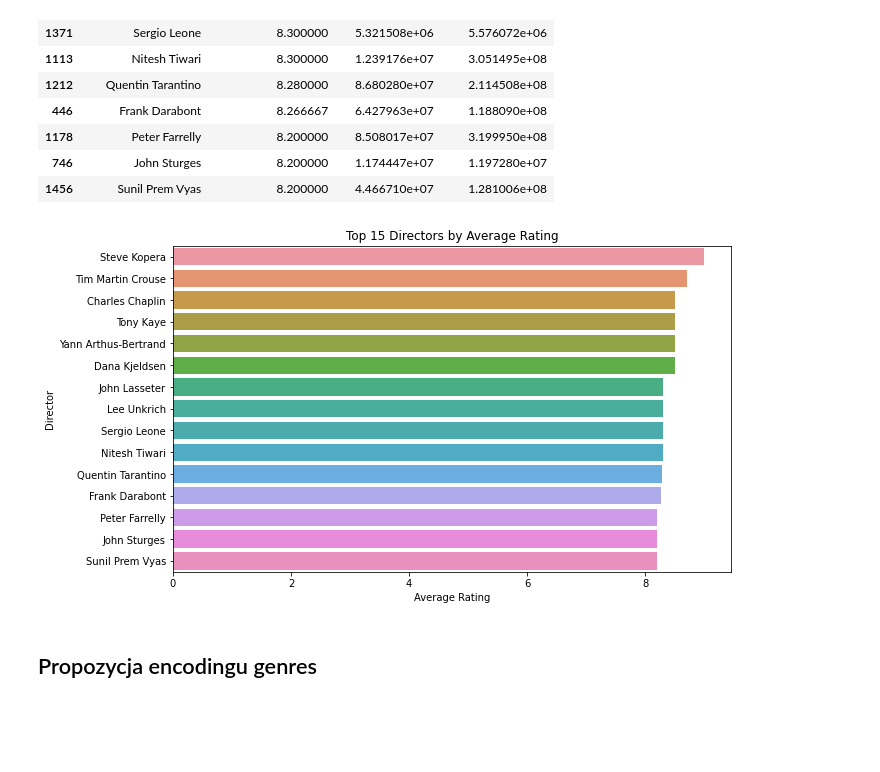
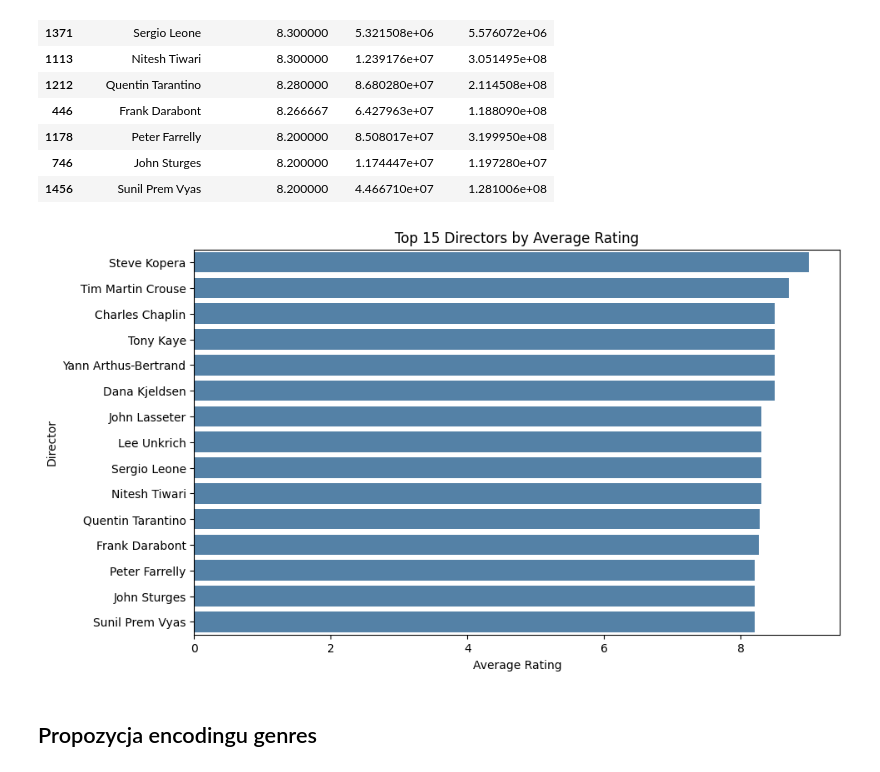
Before and after one commit to kaminskaz/PROJEKT2_ML_klasteryzacja, a Jupyter notebook: KM1/EDA_final.ipynb, the cells around one changed output. Drawn from its saved outputs; the diff is of its cells as text; code cells hidden in the pictures; blank space fills up the shorter version.

```diff
--- a/KM1/EDA_final.ipynb
+++ b/KM1/EDA_final.ipynb
@@ -518,13 +518,13 @@ top_directors_rating
 | 1456 | Sunil Prem Vyas | 8.200000 | 4.466710e+07 | 1.281006e+08 |
 # %%
 plt.figure(figsize=(10,6))
-sns.barplot(x='movie_averageRating', y='director_name', data=top_directors_rating)
+sns.barplot(x='movie_averageRating', y='director_name', data=top_directors_rating, color='steelblue')
 plt.title('Top 15 Directors by Average Rating')
 plt.xlabel('Average Rating')
 plt.ylabel('Director')
 plt.show()
 # %% [output]
-[figure, old version]
+[figure, new version]
 # %% [markdown]
 ## Propozycja encodingu genres
 # %%
```
Also changed, not shown: parts of 7 cells of this notebook.
